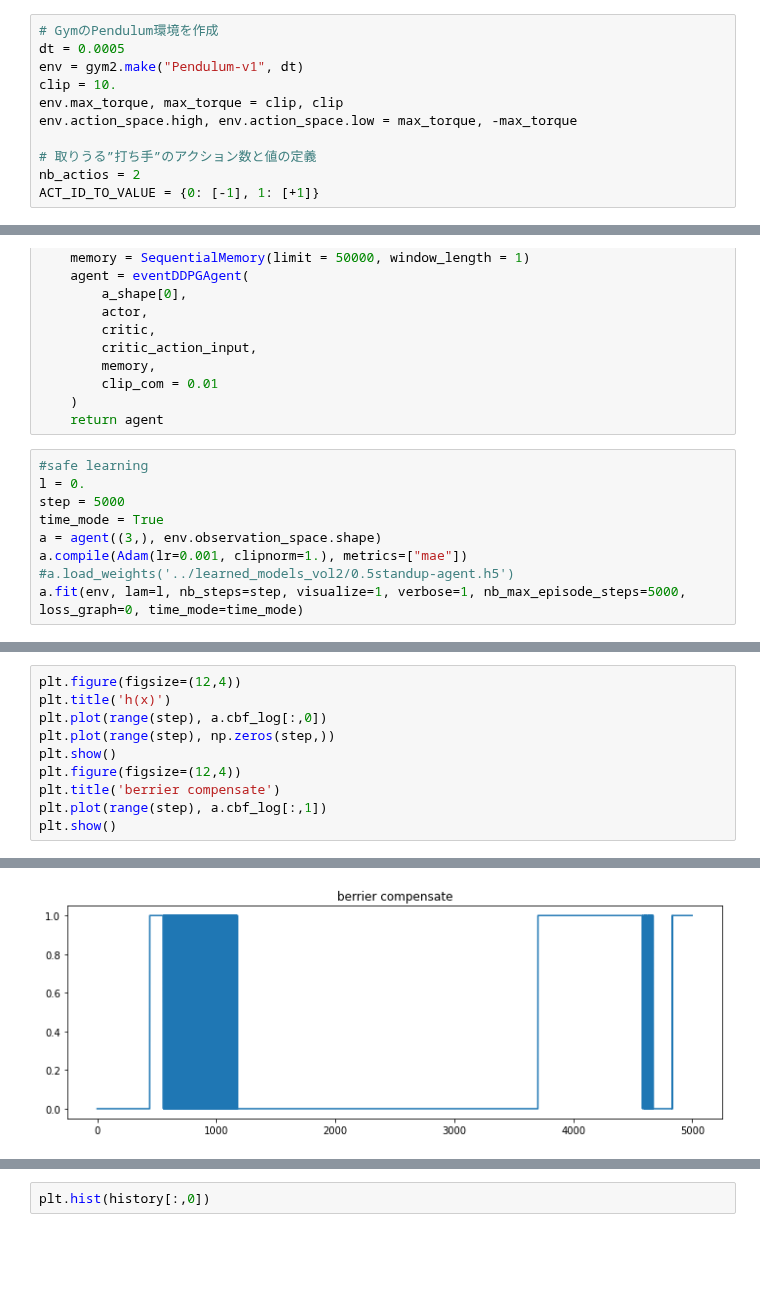
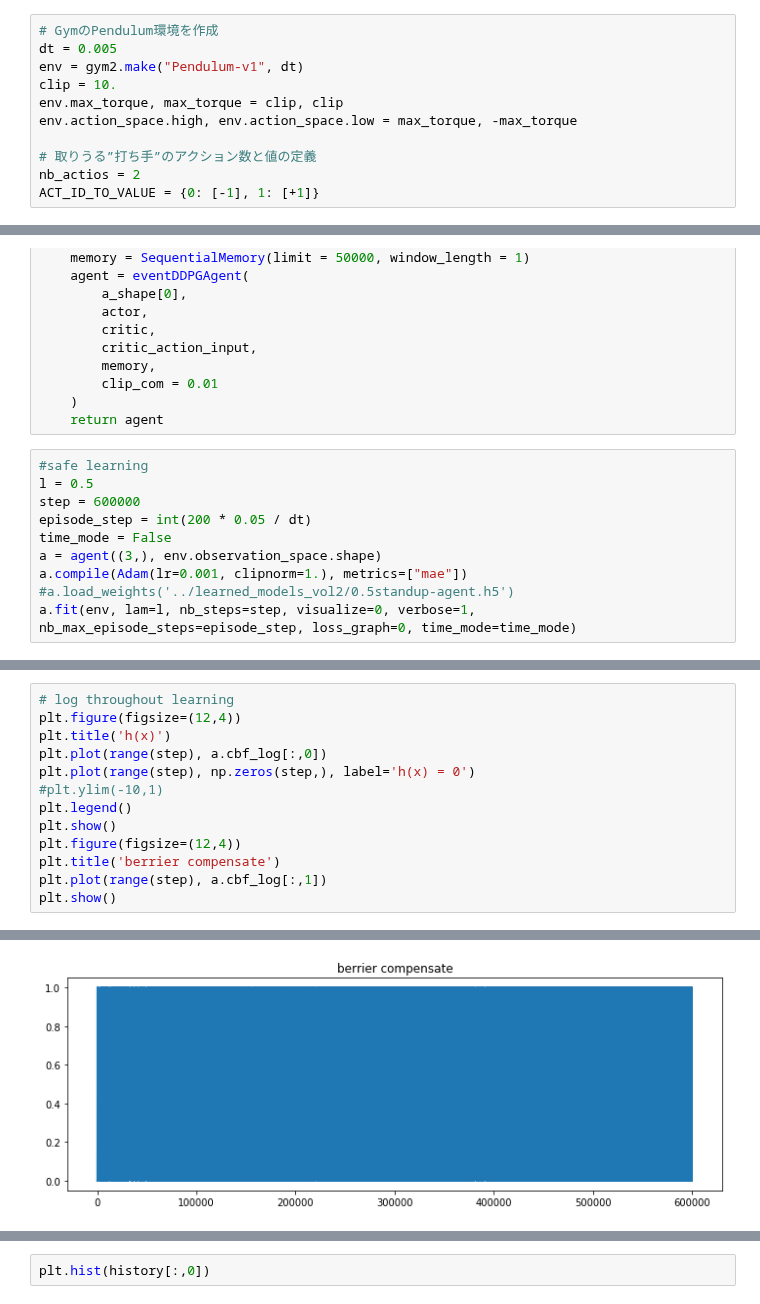
Before and after one commit to ibuki1024/eventDDPG, a Jupyter notebook: notebook/event_trigger_safe.ipynb, the cells around one changed output, grey strips where cells are left out. Cells and saved outputs as stored; diff of their text form; blank space fills up the shorter version.

Commit message:
store long learning

```diff
--- a/notebook/event_trigger_safe.ipynb
+++ b/notebook/event_trigger_safe.ipynb
@@ -18,7 +18,7 @@ from rl2.memory import SequentialMemory
 Using TensorFlow backend.
 # %%
 # GymのPendulum環境を作成
-dt = 0.0005
+dt = 0.005
 env = gym2.make("Pendulum-v1", dt)
 clip = 10.
 env.max_torque, max_torque = clip, clip
@@ -63,11 +63,12 @@ def agent(a_shape, s_shape):
     return agent
 # %%
 #safe learning
-l = 0.
-step = 5000
-time_mode = True
+l = 0.5
+step = 600000
+episode_step = int(200 * 0.05 / dt)
+time_mode = False
 a = agent((3,), env.observation_space.shape)
 a.compile(Adam(lr=0.001, clipnorm=1.), metrics=["mae"])
 #a.load_weights('../learned_models_vol2/0.5standup-agent.h5')
-a.fit(env, lam=l, nb_steps=step, visualize=1, verbose=1, nb_max_episode_steps=5000, loss_graph=0, time_mode=time_mode)
+a.fit(env, lam=l, nb_steps=step, visualize=0, verbose=1, nb_max_episode_steps=episode_step, loss_graph=0, time_mode=time_mode)
 # %% [output]
@@ -77,8 +127,11 @@ Interval 1 (0 steps performed)
 # %%
+# log throughout learning
 plt.figure(figsize=(12,4))
 plt.title('h(x)')
 plt.plot(range(step), a.cbf_log[:,0])
-plt.plot(range(step), np.zeros(step,))
+plt.plot(range(step), np.zeros(step,), label='h(x) = 0')
+#plt.ylim(-10,1)
+plt.legend()
 plt.show()
 plt.figure(figsize=(12,4))
 plt.title('berrier compensate')
@@ -89,3 +142,3 @@ plt.show()
-[figure, old version]
+[figure, new version]
 # %%
 #a.load_weights('../learned_models_vol2/0.5standup-agent.h5')
```
Also changed, not shown: parts of 10 cells of this notebook, 1 other file.
